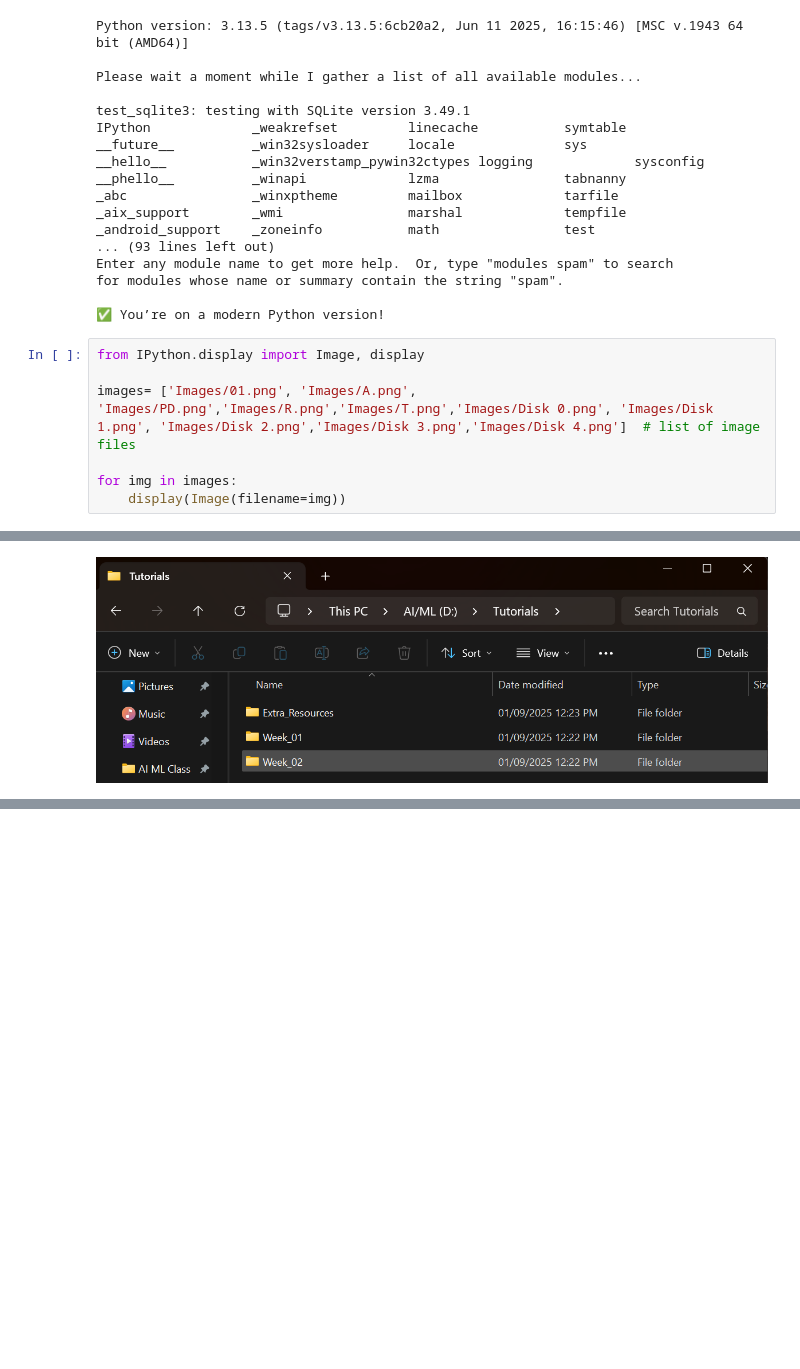
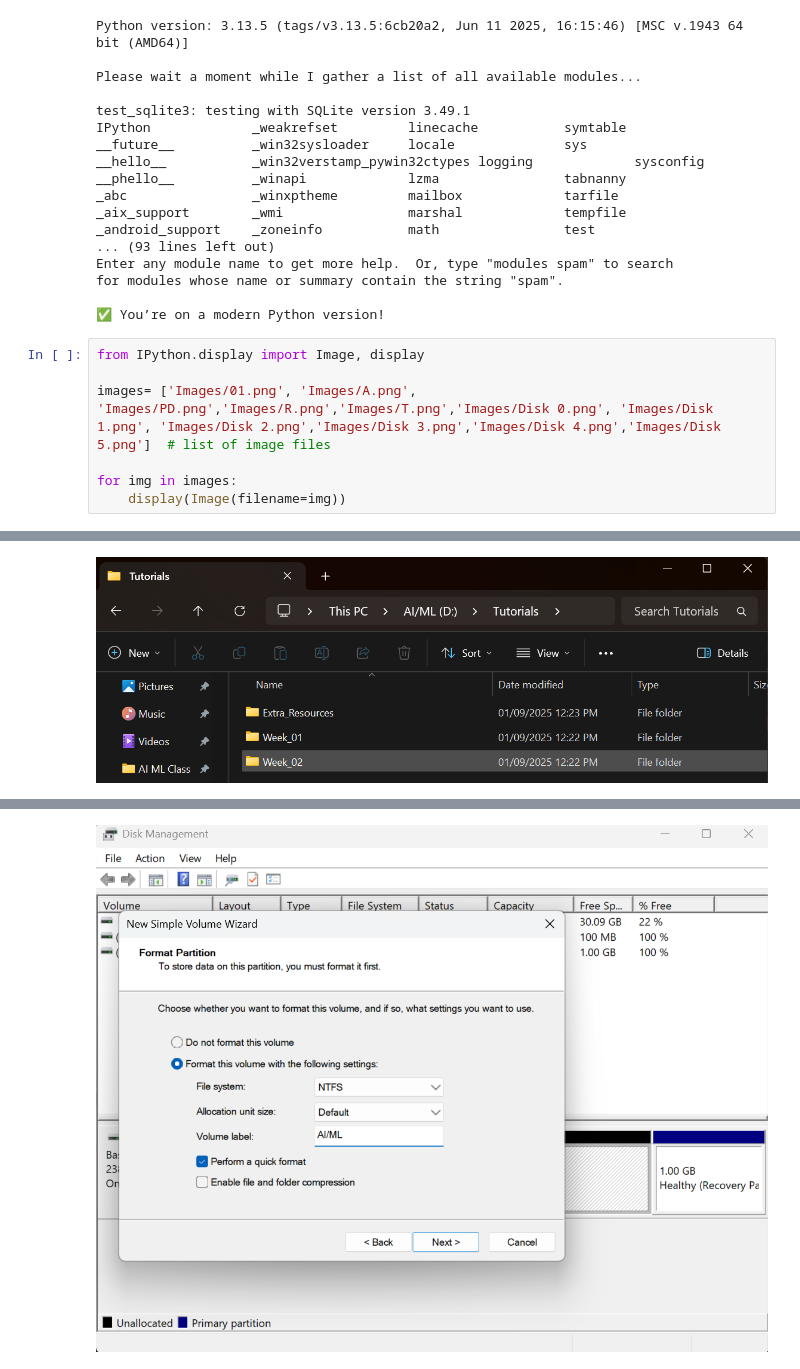
Before and after one commit to Muralimanohar2906/Assignments, a Jupyter notebook: Day-1.ipynb, the cells around one changed output, grey strips where cells are left out. Cells and saved outputs as stored; diff of their text form; blank space fills up the shorter version.

Commit message:
Disk ff

```diff
--- a/Day-1.ipynb
+++ b/Day-1.ipynb
@@ -32,18 +32,19 @@ for modules whose name or summary contain the string "spam".
 # %%
 from IPython.display import Image, display
 
-images= ['Images/01.png', 'Images/A.png', 'Images/PD.png','Images/R.png','Images/T.png','Images/Disk 0.png', 'Images/Disk 1.png', 'Images/Disk 2.png','Images/Disk 3.png','Images/Disk 4.png']  # list of image files
+images= ['Images/01.png', 'Images/A.png', 'Images/PD.png','Images/R.png','Images/T.png','Images/Disk 0.png', 'Images/Disk 1.png', 'Images/Disk 2.png','Images/Disk 3.png','Images/Disk 4.png','Images/Disk 5.png']  # list of image files
 
 for img in images:
     display(Image(filename=img))
 # %% [output]
 [figure]
 [figure]
 [figure]
 [figure]
 [figure]
 [figure]
 [figure]
 [figure]
 [figure]
 [figure]
+[figure, added]
```
Also changed, not shown: 1 other file.
